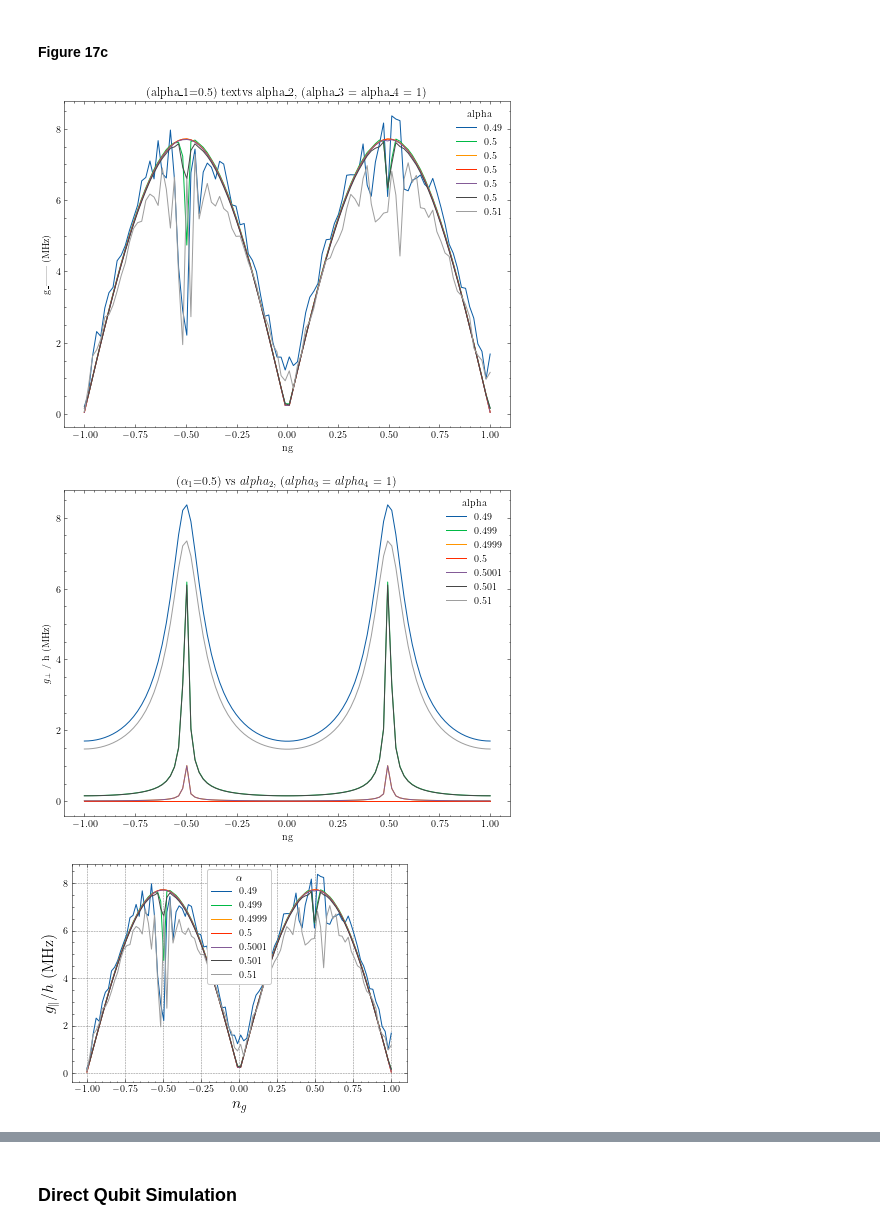
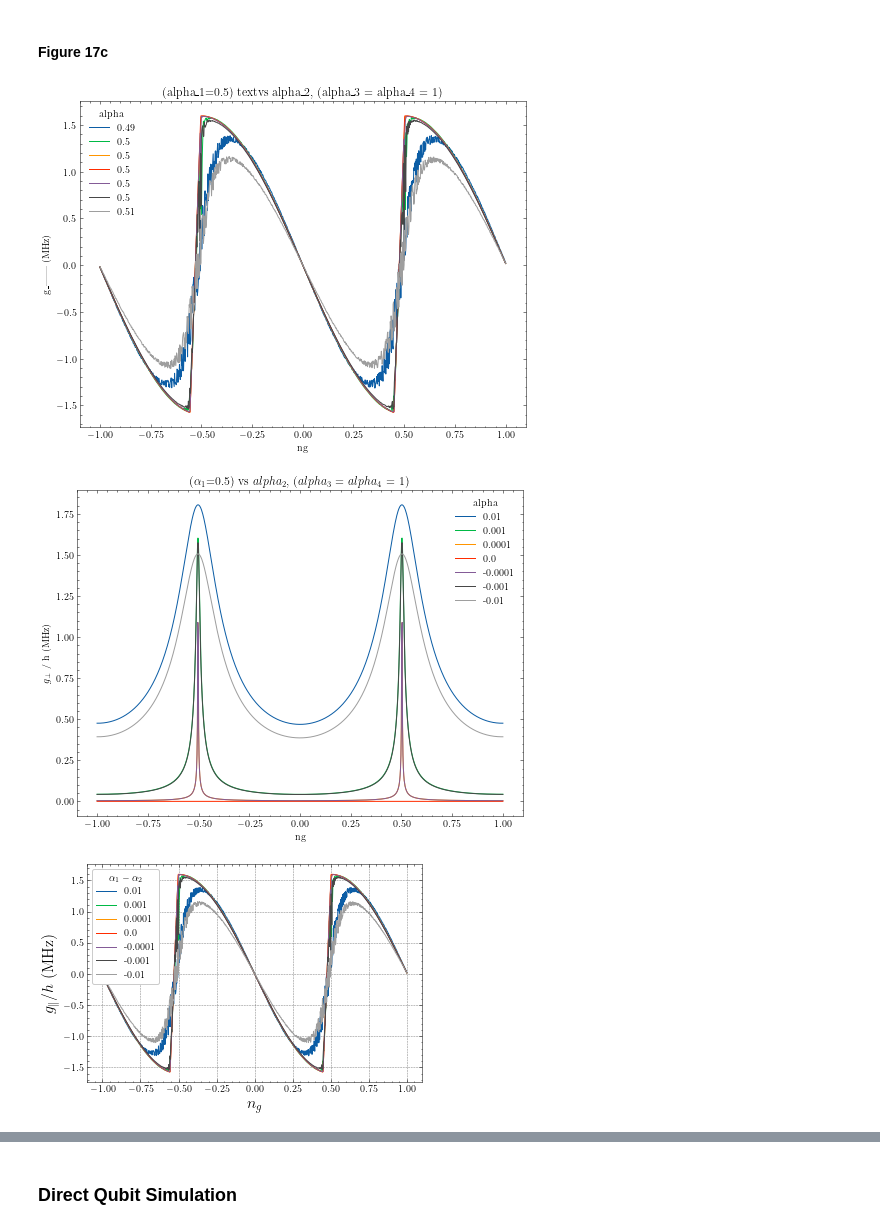
Before and after one commit to Dan5762/Transmon-Project, a Jupyter notebook: CM - Direct Coupling - alpha dispersion-Copy1.ipynb, the cells around one changed output, grey strips where cells are left out. Drawn from its saved outputs; the diff is of its cells as text; code cells hidden in the pictures.

```diff
--- a/CM - Direct Coupling - alpha dispersion-Copy1.ipynb
+++ b/CM - Direct Coupling - alpha dispersion-Copy1.ipynb
@@ -446,0 +443,13 @@ plt.show()
+# %%
+pparam = dict(xlabel='$n_g$', ylabel='$\\Delta_p / h$ (GHz)')
+
+with plt.style.context(['science', 'grid']):
+    fig, ax = plt.subplots(figsize=(6,4))
+    for alpha in fig_17a_results_p.keys():
+        ax.plot(fig_17a_ngs_p, [np.abs(val) * 1e-9 / h for val in fig_17a_results_p[alpha]], label=round(0.5 - alpha, 4))
+    ax.legend(title='$\\alpha_1 - \\alpha_2$')
+    ax.set(**pparam)
+    ax.xaxis.label.set_size(16)
+    ax.yaxis.label.set_size(16)
+    fig.savefig('figures/Resonator Coupling/Delta_p wrt alpha dispersion ng.png', dpi=300)
+    plt.show()
@@ -448,9 +459,12 @@ plt.show()
 #### Figure 17c
 # %%
 fig_17c_ngs_alphas12 = np.linspace(-1, 1, 100)
-alpha2s = [0.49, 0.499, 0.4999, 0.5, 0.5001, 0.501, 0.51]
+# alpha2s = [0.49, 0.499, 0.4999, 0.5, 0.5001, 0.501, 0.51]
+alpha2s = [0.49]
+# alpha2s = [0.49, 0.5, 0.51]
+# alpha2s = [0.5, 0.5001, 0.501, 0.51]
 
-system = SparseSystem(ncut=5, Cc=8e-15)
+system = SparseSystem(ncut=5)
 
 fig_17c_results_alphas12 = {}
 g_parr_alpha12_disp, g_perp_alpha12_disp = {}, {}
@@ -473,11 +487,11 @@ plt.xlabel('ng')
 plt.ylabel('g_|| (MHz)')
 
 for alpha in g_parr_alpha12_disp.keys():
-    plt.plot(fig_17c_ngs_alphas12, np.abs(g_parr_alpha12_disp[alpha]), label=round(alpha,2))
+    plt.plot(fig_17c_ngs_alphas12, np.real(g_parr_alpha12_disp[alpha]), label=round(alpha,2))
 plt.legend(title='alpha')
 plt.show()
 # %% [output]
-[figure, old version]
+[figure, new version]
 # %%
 plt.figure(figsize=(8,6))
 plt.title(r'($\alpha_1$=0.5) vs $alpha_2$, ($alpha_3$ = $alpha_4$ = 1)')
@@ -485,24 +499,24 @@ plt.xlabel('ng')
 plt.ylabel('$g_\perp$ / h (MHz)')
 
 for alpha in g_perp_alpha12_disp.keys():
-    plt.plot(fig_17c_ngs_alphas12, np.abs(g_perp_alpha12_disp[alpha]), label=round(alpha,5))
+    plt.plot(fig_17c_ngs_alphas12, np.abs(g_perp_alpha12_disp[alpha]), label=round(0.5 - alpha,5))
 plt.legend(title='alpha')
 plt.show()
 # %% [output]
-[figure, old version]
+[figure, new version]
 # %%
 pparam = dict(xlabel='$n_g$', ylabel='$g_\parallel / h$ (MHz)')
 
 with plt.style.context(['science', 'grid']):
     fig, ax = plt.subplots(figsize=(6,4))
     for alpha in g_parr_alpha12_disp.keys():
-        ax.plot(fig_17c_ngs_alphas12, np.abs(g_parr_alpha12_disp[alpha]), label=alpha)
-    ax.legend(title='$\\alpha$')
+        ax.plot(fig_17c_ngs_alphas12, g_parr_alpha12_disp[alpha], label=round(0.5 - alpha, 4))
+    ax.legend(title='$\\alpha_1 - \\alpha_2$')
     ax.set(**pparam)
     ax.xaxis.label.set_size(16)
     ax.yaxis.label.set_size(16)
     fig.savefig('figures/Direct Coupling/g_parr wrt alpha dispersion ng.png', dpi=300)
     plt.show()
 # %% [output]
-[figure, old version]
+[figure, new version]
 # %%
```
Also changed, not shown: parts of 6 cells of this notebook, 46 other files.
